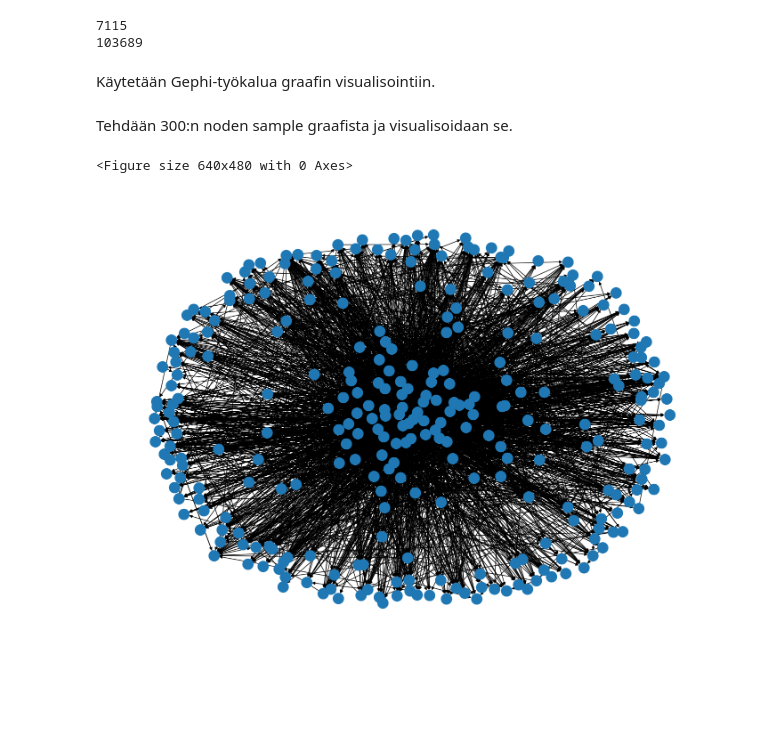
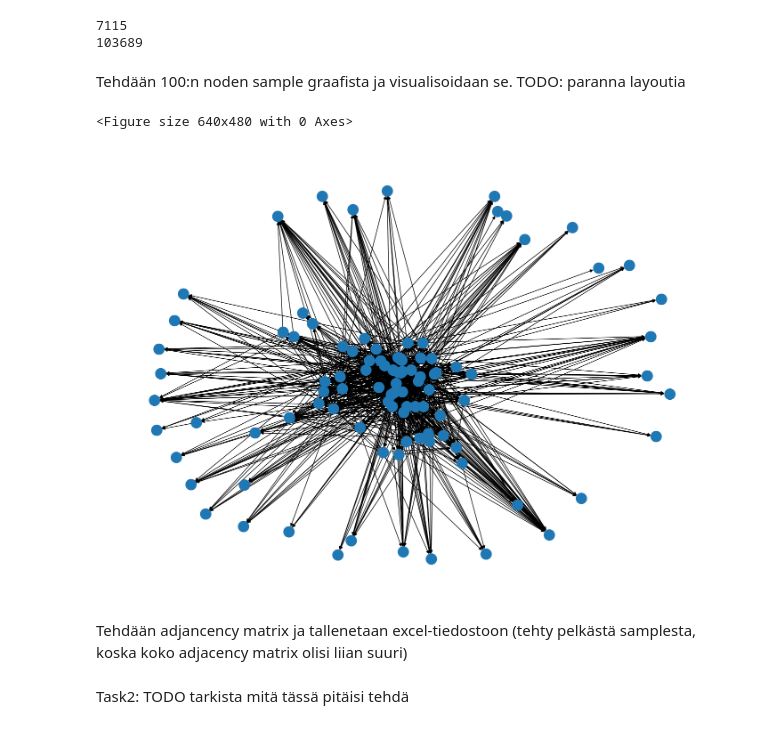
Before and after one commit to JereMakkonen/wikipedia-vote-link-prediction, a Jupyter notebook: project17.ipynb, the cells around one changed output. Cells and saved outputs as stored; diff of their text form; code cells hidden in the pictures; blank space fills up the shorter version.

```diff
--- a/project17.ipynb
+++ b/project17.ipynb
@@ -19,5 +22,3 @@ print(nx.number_of_edges(G))
 # %% [output]
 7115
 103689
-# %% [markdown]
-Käytetään Gephi-työkalua graafin visualisointiin.
@@ -26,13 +25,17 @@ nx.write_gexf(G, "graph_visualization.gexf")
 # %% [markdown]
-Tehdään 300:n noden sample graafista ja visualisoidaan se.
+Tehdään 100:n noden sample graafista ja visualisoidaan se.
+TODO: paranna layoutia
 # %%
-sample = G.subgraph(list(G.nodes())[:300])
+sample = G.subgraph(list(G.nodes())[:100])
 
 plt.clf()
 pos = nx.spring_layout(sample)
 plt.figure(figsize=(14, 10))
 nx.draw(sample, pos, with_labels=False)
 plt.show()
 # %% [output]
 <Figure size 640x480 with 0 Axes>
-[figure, old version]
+[figure, new version]
+# %% [markdown]
+Tehdään adjancency matrix ja tallenetaan excel-tiedostoon
+(tehty pelkästä samplesta, koska koko adjacency matrix olisi liian suuri)
@@ -38,0 +47,2 @@ plt.show()
+# %% [markdown]
+Task2: TODO tarkista mitä tässä pitäisi tehdä
```
Also changed, not shown: parts of 9 cells of this notebook, 1 other file.
